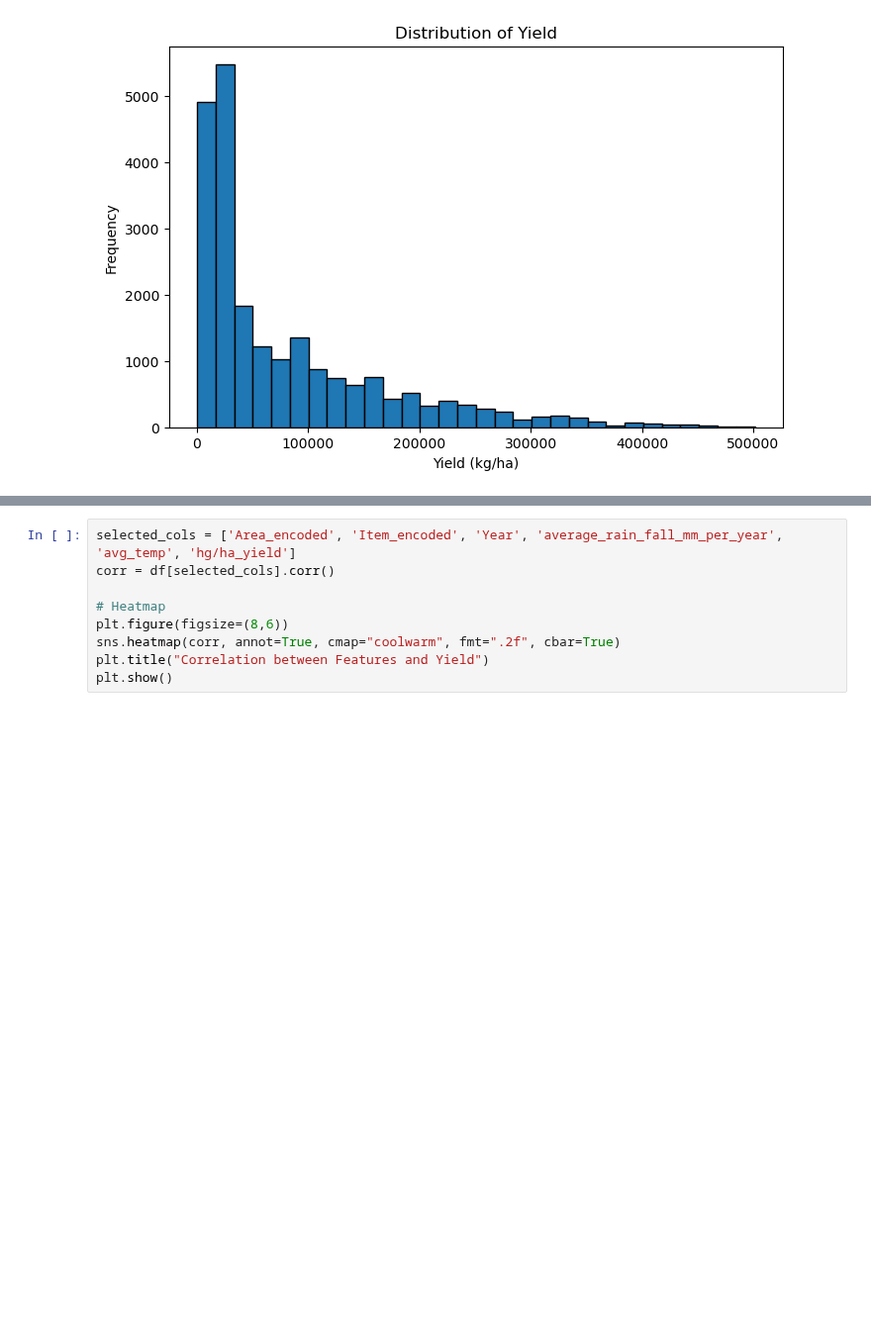
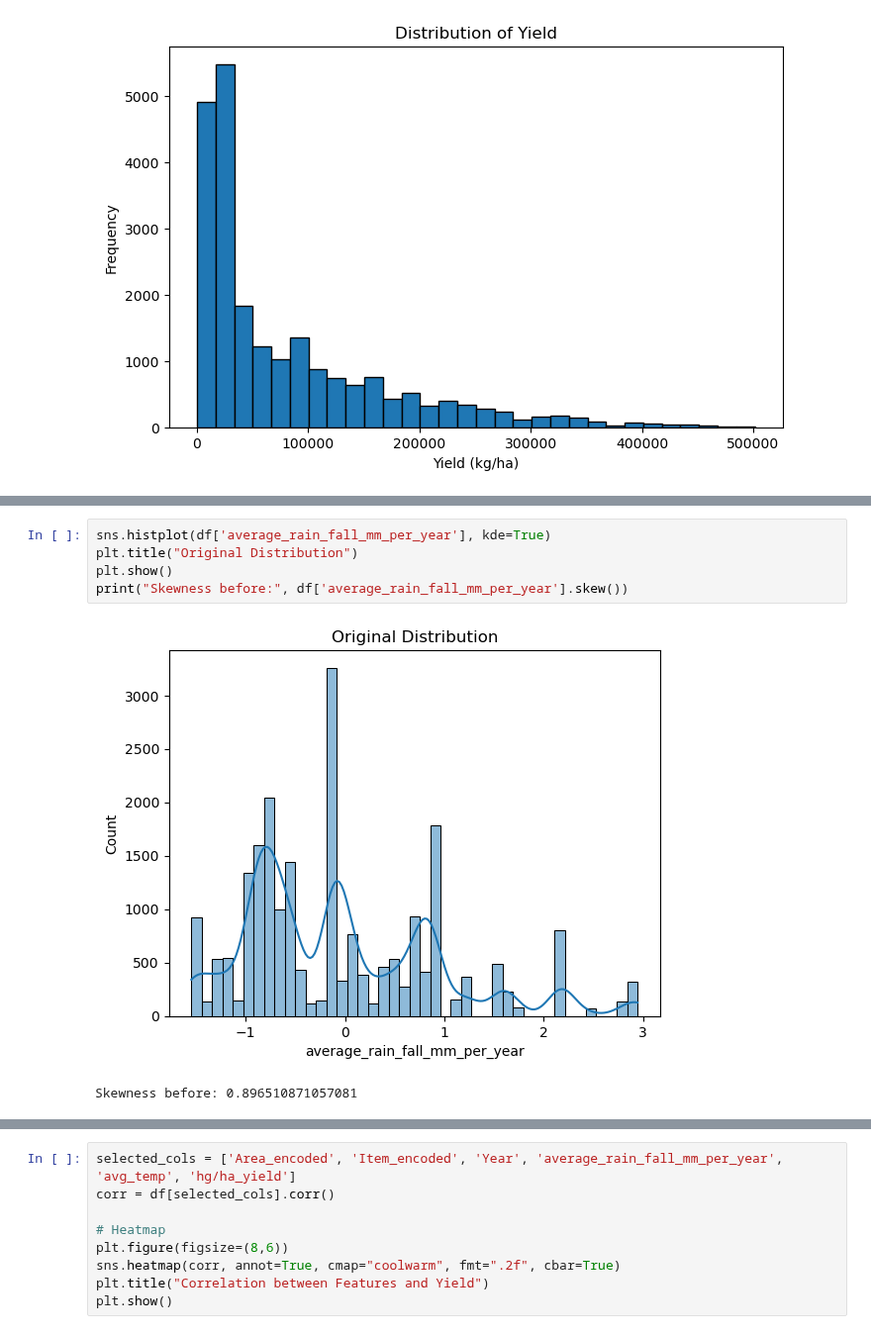
Before and after one commit to Malaravan13/crop, a Jupyter notebook: visualize.ipynb, the cells around one changed output, grey strips where cells are left out. Shown at 99% size. Cells and saved outputs as stored; diff of their text form; blank space fills up the shorter version.

```diff
--- a/visualize.ipynb
+++ b/visualize.ipynb
@@ -79,0 +85,8 @@ plt.show()
+# %%
+sns.histplot(df['average_rain_fall_mm_per_year'], kde=True)
+plt.title("Original Distribution")
+plt.show()
+print("Skewness before:", df['average_rain_fall_mm_per_year'].skew())
+# %% [output]
+[figure, added]
+Skewness before: 0.896510871057081
```
Also changed, not shown: parts of 3 cells of this notebook, 4 other files.
